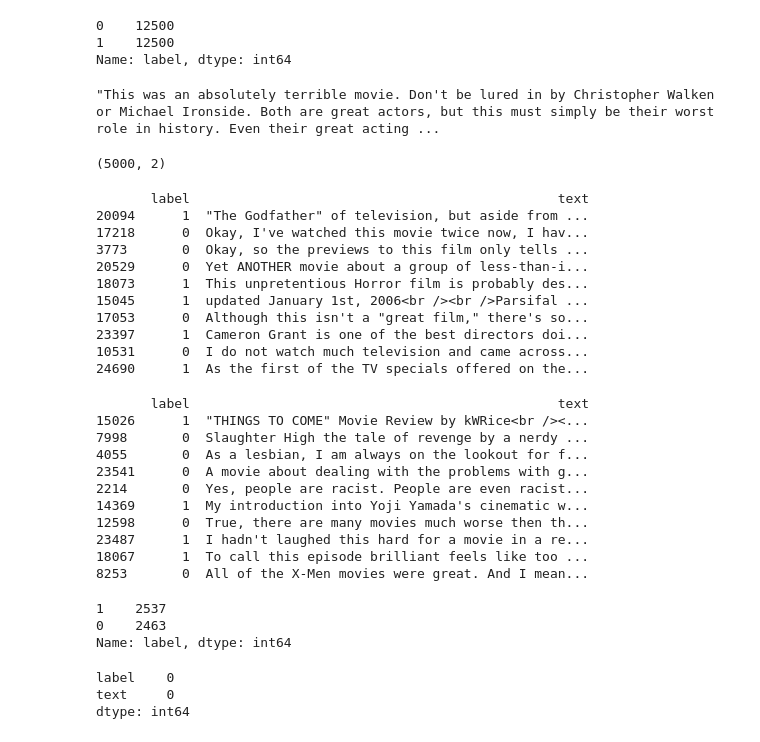
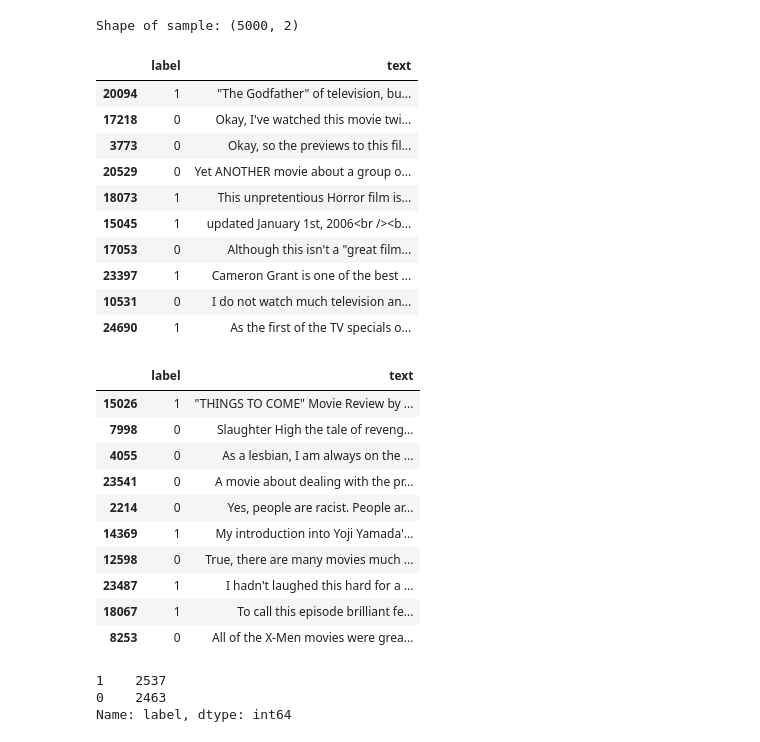
Before and after one commit to ashfaqfardin/NLP, a Jupyter notebook: Introduction_to_Natural_Language_Processing.ipynb, the cells around one changed output. Saved outputs shown, nothing was run; the diff lists cells and outputs as text; code cells hidden in the pictures.

```diff
--- a/Introduction_to_Natural_Language_Processing.ipynb
+++ b/Introduction_to_Natural_Language_Processing.ipynb
@@ -83,55 +17,38 @@ imdb_df.head()
-# %%
-imdb_df['label'].value_counts()
-# %% [output]
-0    12500
-1    12500
-Name: label, dtype: int64
-# %%
-imdb_df['text'][0]
-# %% [output]
-"This was an absolutely terrible movie. Don't be lured in by Christopher Walken or Michael Ironside. Both are great actors, but this must simply be their worst role in history. Even their great acting ...
-# %%
-imdb_sample = imdb_df.sample(frac=0.2, random_state=100)
-imdb_sample.shape
-# %% [output]
-(5000, 2)
+# %%
+print(f'Shape of sample: {imdb_sample.shape}')
+# %% [output]
+Shape of sample: (5000, 2)
 # %%
-print(imdb_sample.head(10))
+imdb_sample.head(10)
 # %% [output]
-       label                                               text
-20094      1  "The Godfather" of television, but aside from ...
-17218      0  Okay, I've watched this movie twice now, I hav...
-3773       0  Okay, so the previews to this film only tells ...
-20529      0  Yet ANOTHER movie about a group of less-than-i...
-18073      1  This unpretentious Horror film is probably des...
-15045      1  updated January 1st, 2006<br /><br />Parsifal ...
-17053      0  Although this isn't a "great film," there's so...
-23397      1  Cameron Grant is one of the best directors doi...
-10531      0  I do not watch much television and came across...
-24690      1  As the first of the TV specials offered on the...
+|  | label | text |
+| 20094 | 1 | "The Godfather" of television, bu... |
+| 17218 | 0 | Okay, I've watched this movie twi... |
+| 3773 | 0 | Okay, so the previews to this fil... |
+| 20529 | 0 | Yet ANOTHER movie about a group o... |
+| 18073 | 1 | This unpretentious Horror film is... |
+| 15045 | 1 | updated January 1st, 2006<br /><b... |
+| 17053 | 0 | Although this isn't a "great film... |
+| 23397 | 1 | Cameron Grant is one of the best ... |
+| 10531 | 0 | I do not watch much television an... |
+| 24690 | 1 | As the first of the TV specials o... |
 # %%
-print(imdb_sample.tail(10))
+imdb_sample.tail(10)
 # %% [output]
-       label                                               text
-15026      1  "THINGS TO COME" Movie Review by kWRice<br /><...
-7998       0  Slaughter High the tale of revenge by a nerdy ...
-4055       0  As a lesbian, I am always on the lookout for f...
-23541      0  A movie about dealing with the problems with g...
-2214       0  Yes, people are racist. People are even racist...
-14369      1  My introduction into Yoji Yamada's cinematic w...
-12598      0  True, there are many movies much worse then th...
-23487      1  I hadn't laughed this hard for a movie in a re...
-18067      1  To call this episode brilliant feels like too ...
-8253       0  All of the X-Men movies were great. And I mean...
+|  | label | text |
+| 15026 | 1 | "THINGS TO COME" Movie Review by ... |
+| 7998 | 0 | Slaughter High the tale of reveng... |
+| 4055 | 0 | As a lesbian, I am always on the ... |
+| 23541 | 0 | A movie about dealing with the pr... |
+| 2214 | 0 | Yes, people are racist. People ar... |
+| 14369 | 1 | My introduction into Yoji Yamada'... |
+| 12598 | 0 | True, there are many movies much ... |
+| 23487 | 1 | I hadn't laughed this hard for a ... |
+| 18067 | 1 | To call this episode brilliant fe... |
+| 8253 | 0 | All of the X-Men movies were grea... |
 # %%
 imdb_sample['label'].value_counts()
 # %% [output]
 1    2537
 0    2463
 Name: label, dtype: int64
-# %%
-print(imdb_sample.isnull().sum())
-# %% [output]
-label    0
-text     0
-dtype: int64
```
Also changed, not shown: parts of 64 cells of this notebook.
